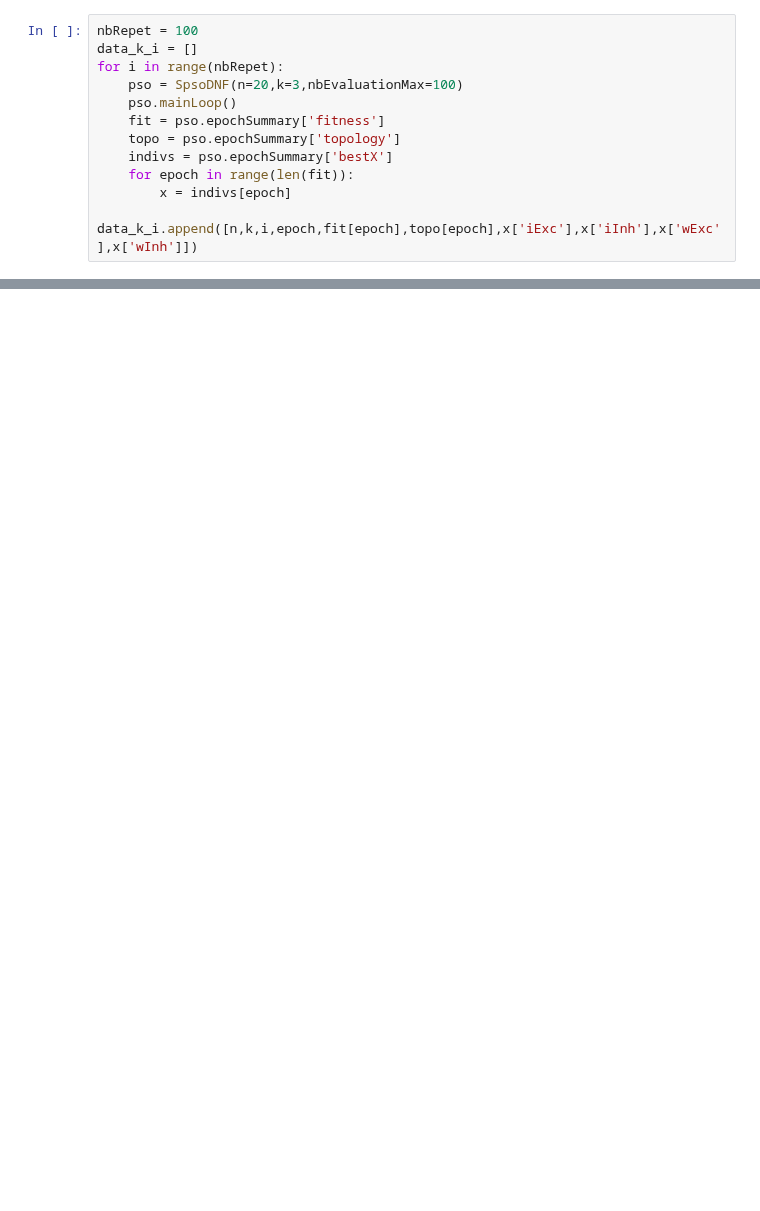
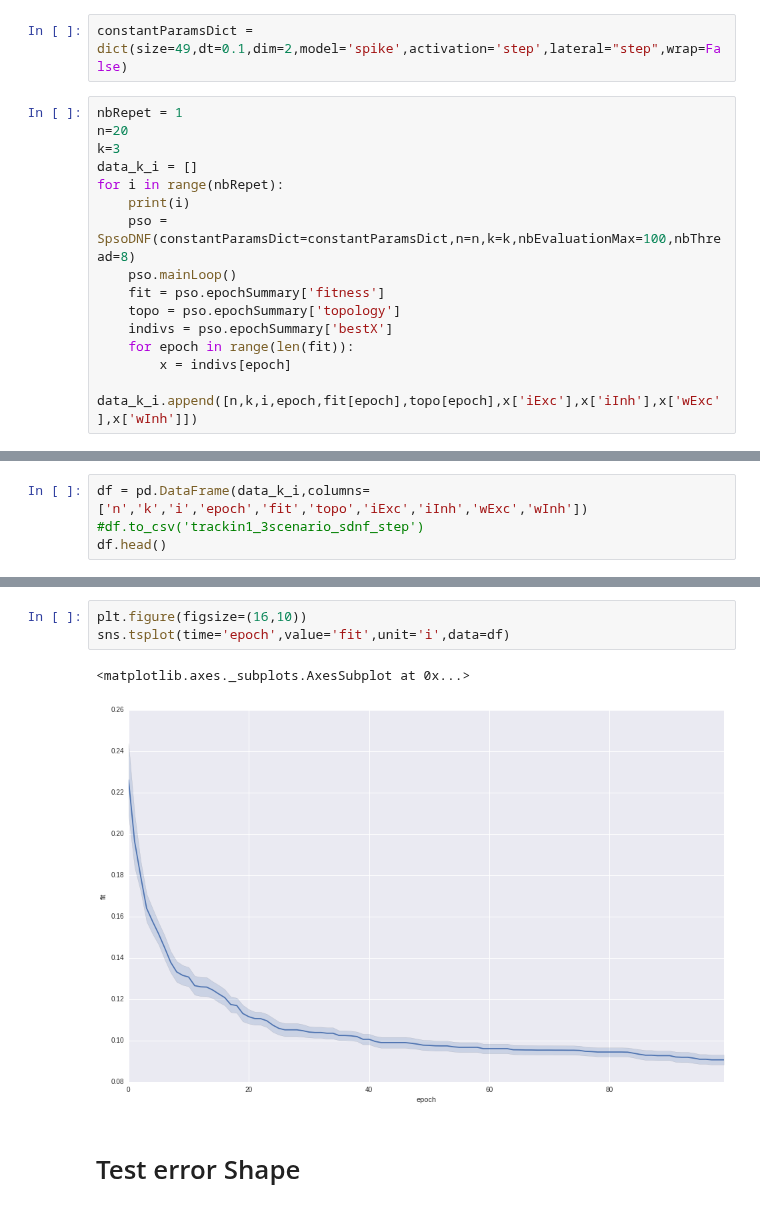
Before and after one commit to bchappet/dnfpy, a Jupyter notebook: src/dnfpyUtils/optimisation/Test SPSO DNF.ipynb, the cells around one changed output, grey strips where cells are left out. Saved outputs shown, nothing was run; the diff lists cells and outputs as text; blank space fills up the shorter version.

```diff
--- a/src/dnfpyUtils/optimisation/Test SPSO DNF.ipynb
+++ b/src/dnfpyUtils/optimisation/Test SPSO DNF.ipynb
@@ -15,8 +12,13 @@ The autoreload extension is already loaded. To reload it, use:
+# %%
+constantParamsDict =  dict(size=49,dt=0.1,dim=2,model='spike',activation='step',lateral="step",wrap=False)
 # %%
-nbRepet = 100
+nbRepet = 1
+n=20
+k=3
 data_k_i = []
 for i in range(nbRepet):
-    pso = SpsoDNF(n=20,k=3,nbEvaluationMax=100)
+    print(i)
+    pso = SpsoDNF(constantParamsDict=constantParamsDict,n=n,k=k,nbEvaluationMax=100,nbThread=8)
     pso.mainLoop()
     fit = pso.epochSummary['fitness']
     topo = pso.epochSummary['topology']
@@ -28,0 +49,4 @@ KeyboardInterrupt:
+# %%
+df = pd.DataFrame(data_k_i,columns=['n','k','i','epoch','fit','topo','iExc','iInh','wExc','wInh'])
+#df.to_csv('trackin1_3scenario_sdnf_step')
+df.head()
@@ -28,0 +60,8 @@ KeyboardInterrupt:
+# %%
+plt.figure(figsize=(16,10))
+sns.tsplot(time='epoch',value='fit',unit='i',data=df)
+# %% [output]
+<matplotlib.axes._subplots.AxesSubplot at 0x...>
+[figure, added]
+# %% [markdown]
+# Test error Shape
```
Also changed, not shown: parts of 19 cells of this notebook, 18 other files.
